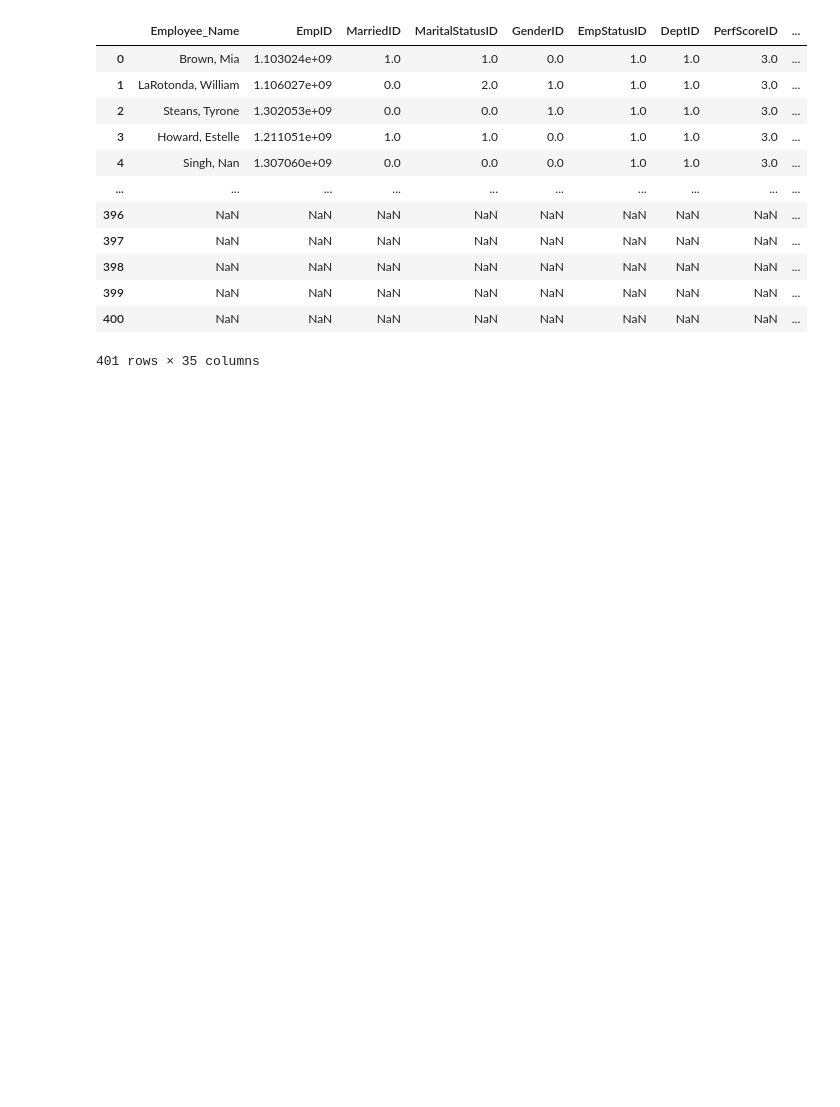
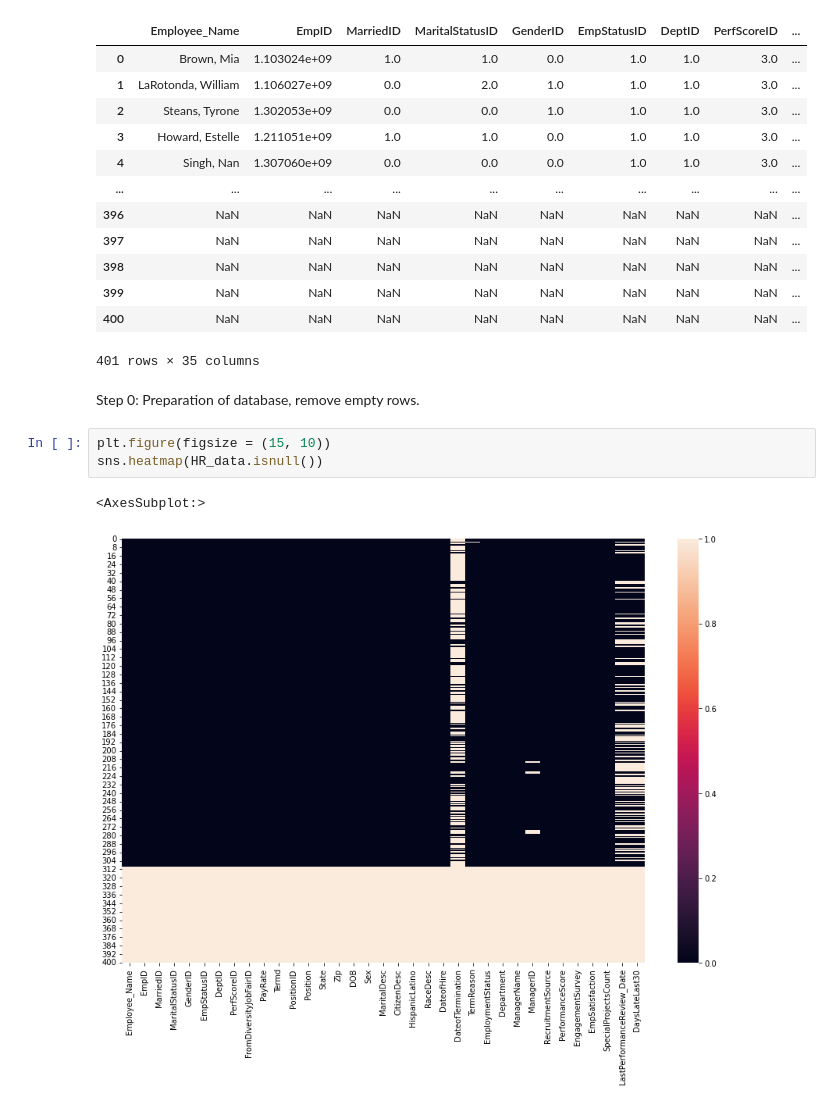
Before and after one commit to agnieszka2201pn/data_analysis, a Jupyter notebook: zadanie analiza danych.ipynb, the cells around one changed output. Cells and saved outputs as stored; diff of their text form; blank space fills up the shorter version.

```diff
--- a/zadanie analiza danych.ipynb
+++ b/zadanie analiza danych.ipynb
@@ -20,3 +20,11 @@ HR_data
 | 399 | NaN | NaN | NaN | NaN | NaN | NaN | NaN | NaN | ... |
 | 400 | NaN | NaN | NaN | NaN | NaN | NaN | NaN | NaN | ... |
 401 rows × 35 columns
+# %% [markdown]
+Step 0: Preparation of database, remove empty rows.
+# %%
+plt.figure(figsize = (15, 10))
+sns.heatmap(HR_data.isnull())
+# %% [output]
+<AxesSubplot:>
+[figure, added]
```
Also changed, not shown: parts of 7 cells of this notebook.
